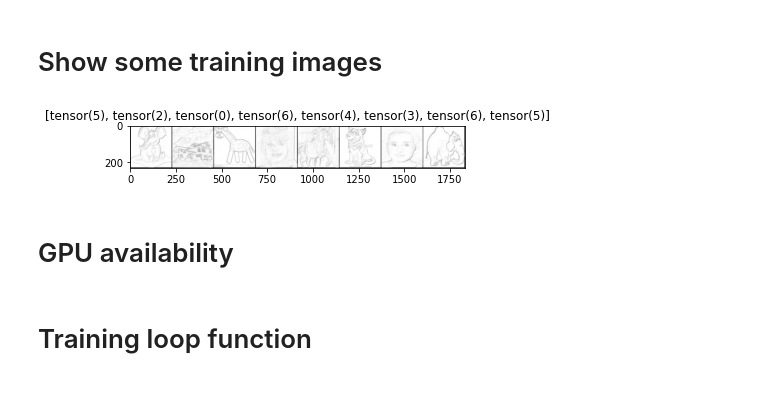
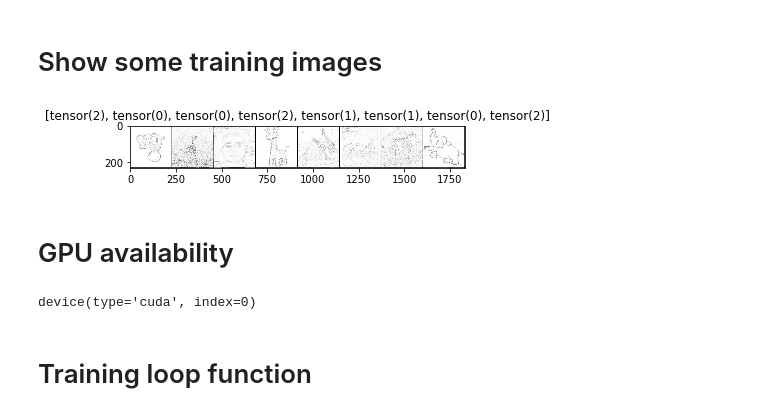
Before and after one commit to rochi138/SYDE522, a Jupyter notebook: Assignment 3/starter-kit.ipynb, the cells around one changed output. Cells and saved outputs as stored; diff of their text form; code cells hidden in the pictures.

```diff
--- a/Assignment 3/starter-kit.ipynb
+++ b/Assignment 3/starter-kit.ipynb
@@ -61,46 +66,44 @@ class DatasetCustom(Dataset):
         img_name = os.path.join(self.root,
                                 self.dataframe.iloc[index, 0])
 
-        edges_mask = io.imread(img_name)
-
         # Added, since my images are in black and white (luma edges)
-        image = np.zeros((edges_mask.shape[0], edges_mask.shape[1], 3))
-        image[:,:,0] = edges_mask
-        image[:,:,1] = edges_mask
-        image[:,:,2] = edges_mask
-        image = image.astype(np.uint8)
+        image = io.imread(img_name)
 
 
-        label = (self.dataframe.iloc[index, 2])
+        label1 = (self.dataframe.iloc[index, 1])
+        label2 = (self.dataframe.iloc[index, 2])
 
         if self.transform is not None:
             image = self.transform(image)
 
-        return image, label
+        return image, label1, label2
 # %%
 train_dataset = DatasetCustom(path_to_train_images, path_to_train_labels, transform=data_transforms['train'])
 # %%
-dataloader = DataLoader(train_dataset, batch_size=64,
+dataloader = DataLoader(train_dataset, batch_size=12,
                         shuffle=True, num_workers=0)
 # %% [markdown]
 # Show some training images
 # %%
 def imshow(inp, title=None):
     inp = inp.numpy().transpose((1, 2, 0))
     plt.imshow(inp)
     if title is not None:
         plt.title(title)
     plt.pause(0.001)  # pause a bit so that plots are updated
 
-inputs, labels = next(iter(dataloader))
+inputs, label1, label2 = next(iter(dataloader))
 out = utils.make_grid(inputs[0:8])
-imshow(out, title=[x for x in labels[0:8]])
+imshow(out, title=[x for x in label1[0:8]])
 # %% [output]
-[figure, old version]
+[figure, new version]
 # %% [markdown]
 # GPU availability
 # %%
 cuda_available = torch.cuda.is_available()
 device = torch.device("cuda:0" if cuda_available else "cpu")
+device
+# %% [output]
+device(type='cuda', index=0)
 # %% [markdown]
 # Training loop function
```
Also changed, not shown: parts of 14 cells of this notebook.
